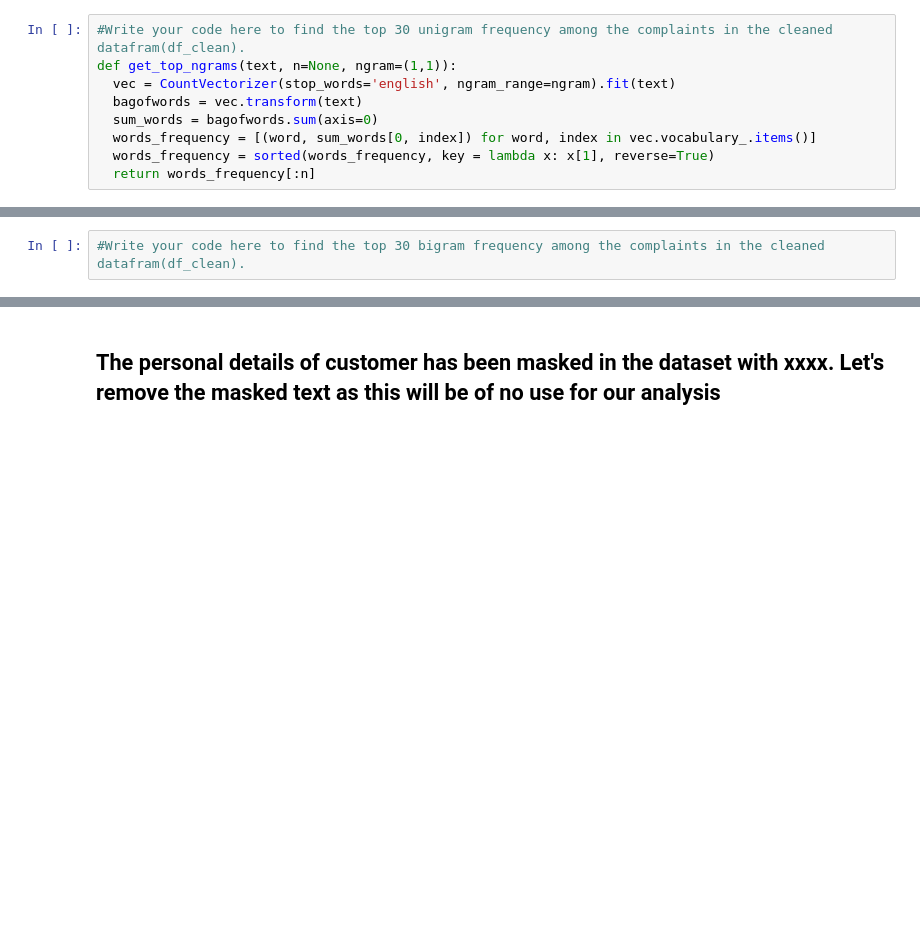
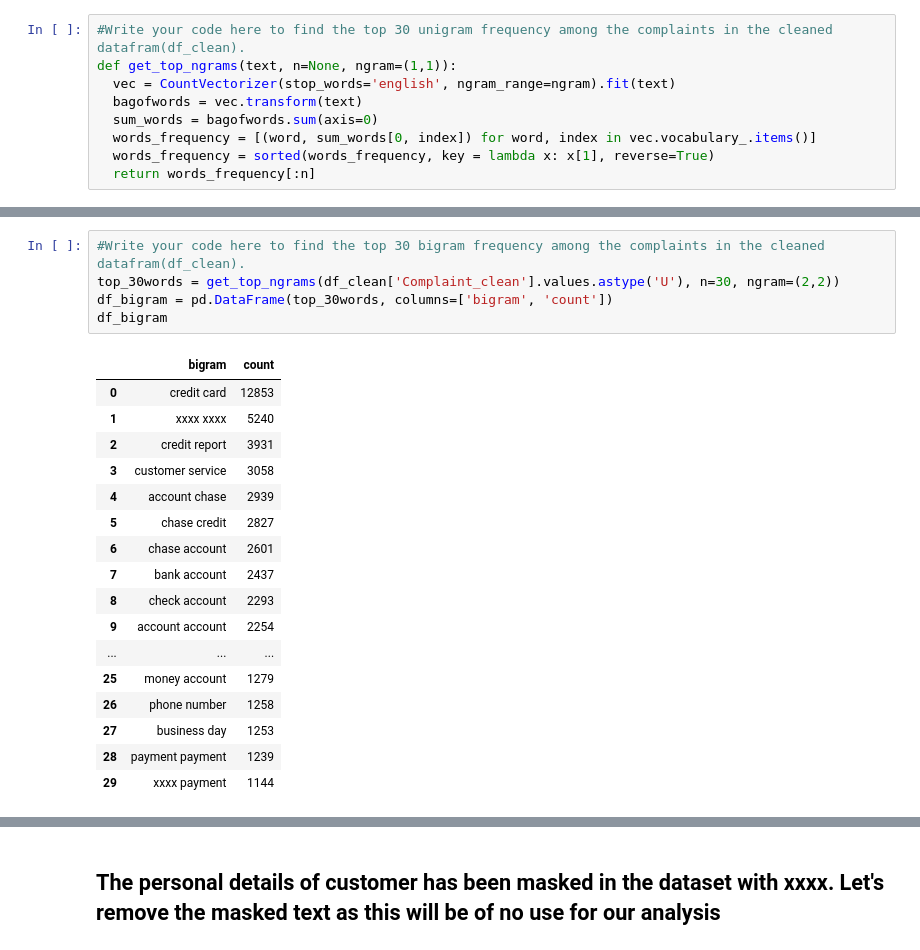
Before and after one commit to Ashish0898/Automatic-Ticket-Classification, a Jupyter notebook: Automatic_Ticket_Classification_Assignment.ipynb, the cells around one changed output, grey strips where cells are left out. Drawn from its saved outputs; the diff is of its cells as text; blank space fills up the shorter version.

```diff
--- a/Automatic_Ticket_Classification_Assignment.ipynb
+++ b/Automatic_Ticket_Classification_Assignment.ipynb
@@ -456,4 +469,25 @@ plt.show()
 # %%
 #Write your code here to find the top 30 bigram frequency among the complaints in the cleaned datafram(df_clean).
+top_30words = get_top_ngrams(df_clean['Complaint_clean'].values.astype('U'), n=30, ngram=(2,2))
+df_bigram = pd.DataFrame(top_30words, columns=['bigram', 'count'])
+df_bigram
+# %% [output]
+|  | bigram | count |
+| 0 | credit card | 12853 |
+| 1 | xxxx xxxx | 5240 |
+| 2 | credit report | 3931 |
+| 3 | customer service | 3058 |
+| 4 | account chase | 2939 |
+| 5 | chase credit | 2827 |
+| 6 | chase account | 2601 |
+| 7 | bank account | 2437 |
+| 8 | check account | 2293 |
+| 9 | account account | 2254 |
+| ... | ... | ... |
+| 25 | money account | 1279 |
+| 26 | phone number | 1258 |
+| 27 | business day | 1253 |
+| 28 | payment payment | 1239 |
+| 29 | xxxx payment | 1144 |
 # %%
 #Print the top 10 words in the bigram frequency
```
Also changed, not shown: parts of 27 cells of this notebook.
